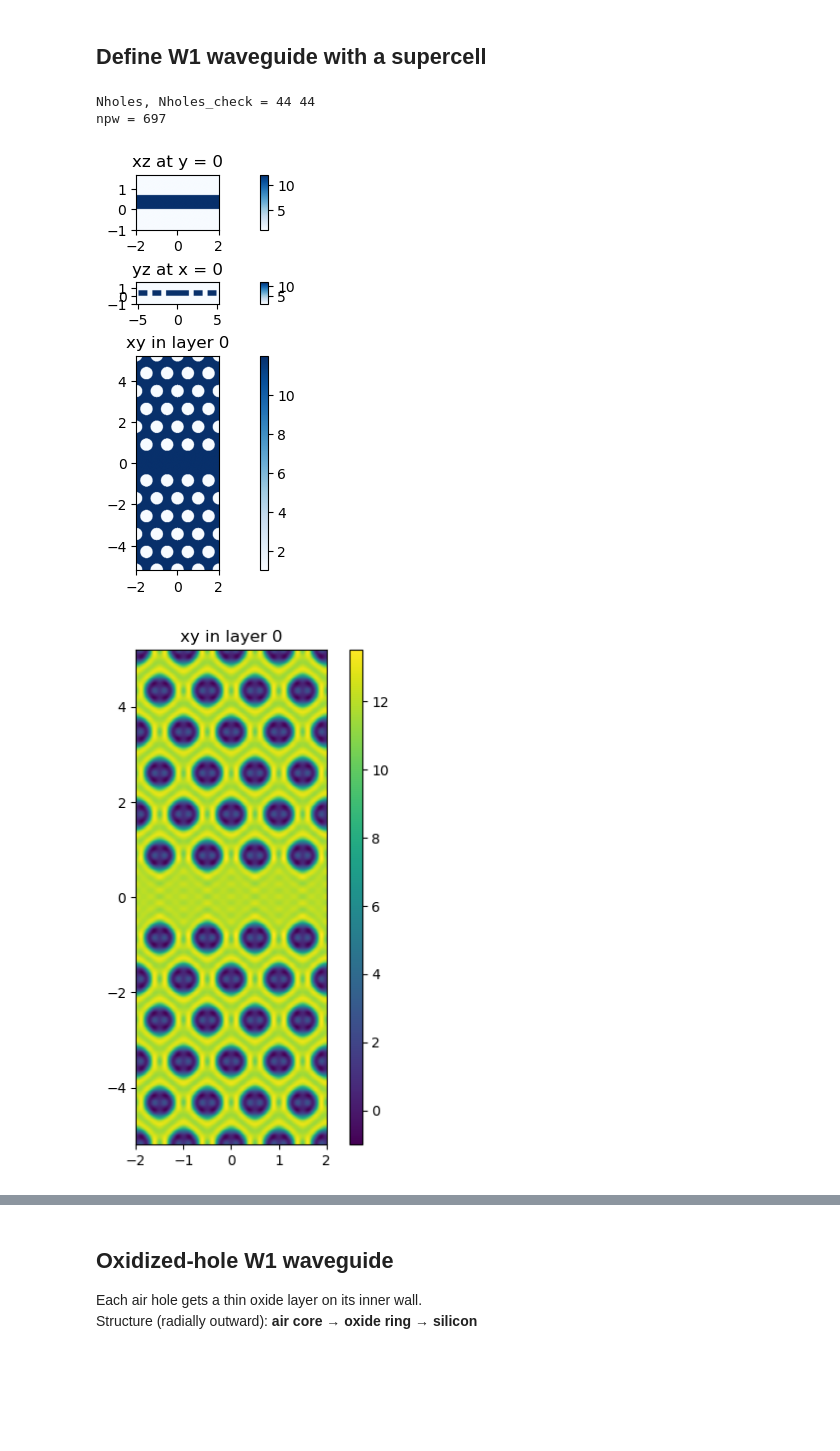
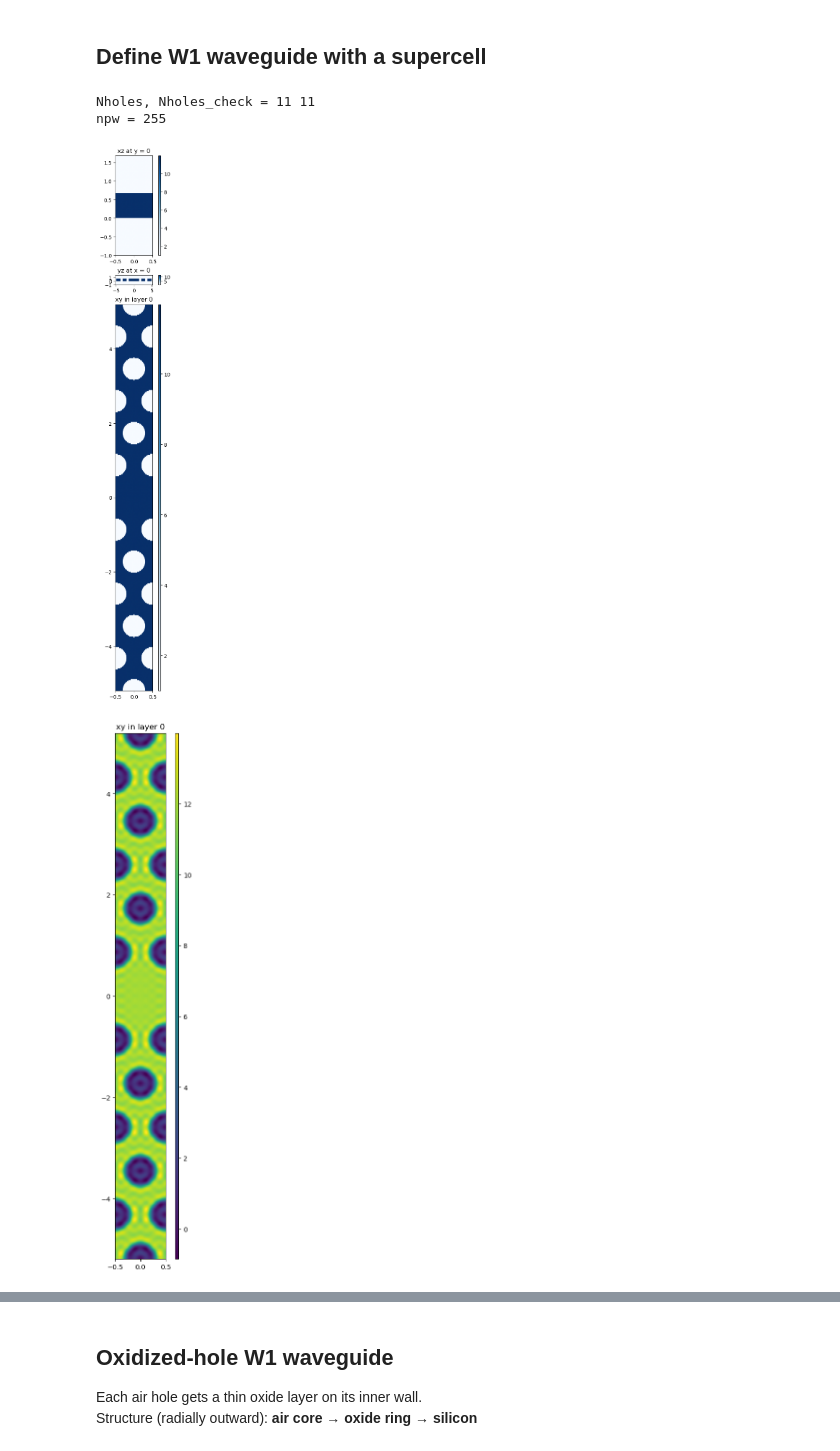
Before and after one commit to Luxchen77/legume-l3-cavity-sim, a Jupyter notebook: legume_PhC_Wg.ipynb, the cells around one changed output, grey strips where cells are left out. Drawn from its saved outputs; the diff is of its cells as text; code cells hidden in the pictures; blank space fills up the shorter version.

Commit message:
changed to one row supercell and added fits

```diff
--- a/legume_PhC_Wg.ipynb
+++ b/legume_PhC_Wg.ipynb
@@ -24,7 +24,7 @@ eps_lower, eps_upper = 1, 1  # cladding permittivities
 
 # supercell parameters
 Ny = 12      # Number of rows in the y-direction
-Nx = 4       # Supercell size in the x-direction
+Nx = 1       # Supercell size in the x-direction
 if (Ny%2 != 0): raise ValueError('number of rows Ny must be even')
 Nholes = Nx*(Ny-1)    # total number of holes
 
@@ -62,23 +62,23 @@ def build_w1_waveguide():
 # %%
 # Initialize the photonic crystal
 phc0, Nholes_check = build_w1_waveguide()
 print('Nholes, Nholes_check =', Nholes, Nholes_check)
 
 # Visualize the structure
 legume.viz.structure(phc0, xz=True, yz=True, figsize=2, cmap='Blues', Nx=400, Ny=400, Nz=200)
 
-gmax = 2
+gmax = 2.5
 truncate_g = 'tbt'
 gme0 = legume.GuidedModeExp(phc0, gmax=gmax, truncate_g=truncate_g)
 npw = np.shape(gme0.gvec)[1]
 print('npw =', npw)
 
-legume.viz.eps_ft(gme0, Nx=400, Ny=400, figsize=3, cbar=True, cmap='viridis')
+legume.viz.eps_ft(gme0, Nx=400, Ny=400, figsize=2, cbar=True, cmap='viridis')
 # %% [output]
-Nholes, Nholes_check = 44 44
-npw = 697
+Nholes, Nholes_check = 11 11
+npw = 255
-[figure, old version]
+[figure, new version]
-[figure, old version]
+[figure, new version]
 # %%
 kz_symmetry = 'odd'
 
```
Also changed, not shown: parts of 17 cells of this notebook, 1 other file.
